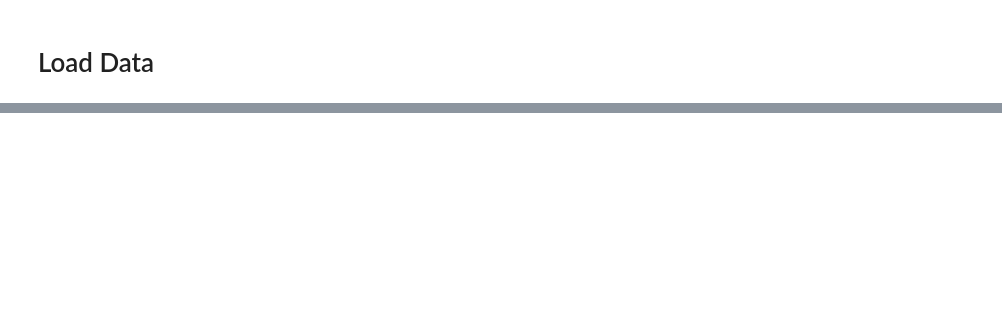
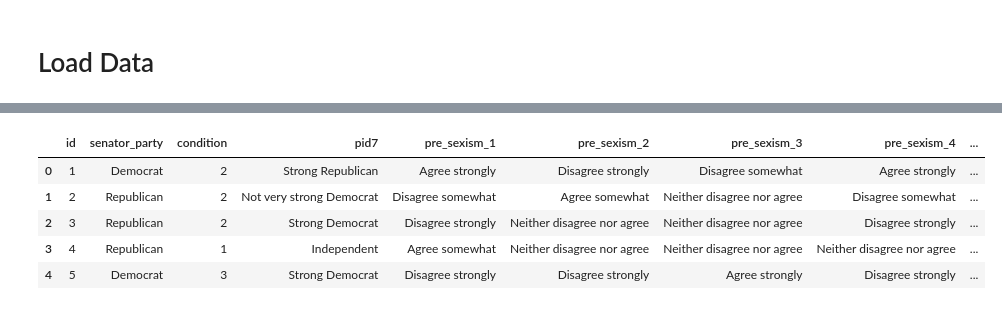
Before and after one commit to mattcingram/rep1_python, a Jupyter notebook: code/rep1_python.ipynb, the cells around one changed output, grey strips where cells are left out. Saved outputs shown, nothing was run; the diff lists cells and outputs as text; code cells hidden in the pictures; blank space fills up the shorter version.

```diff
--- a/code/rep1_python.ipynb
+++ b/code/rep1_python.ipynb
@@ -71,0 +84,11 @@ FileNotFoundError: [Errno 2] No such file or directory: './data/original/metoo.c
+# %%
+# can also index within objects
+df.iloc[0:5,0:9]
+# notice first index value in python is 0
+# %% [output]
+|  | id | senator_party | condition | pid7 | pre_sexism_1 | pre_sexism_2 | pre_sexism_3 | pre_sexism_4 | ... |
+| 0 | 1 | Democrat | 2 | Strong Republican | Agree strongly | Disagree strongly | Disagree somewhat | Agree strongly | ... |
+| 1 | 2 | Republican | 2 | Not very strong Democrat | Disagree somewhat | Agree somewhat | Neither disagree nor agree | Disagree somewhat | ... |
+| 2 | 3 | Republican | 2 | Strong Democrat | Disagree strongly | Neither disagree nor agree | Neither disagree nor agree | Disagree strongly | ... |
+| 3 | 4 | Republican | 1 | Independent | Agree somewhat | Neither disagree nor agree | Neither disagree nor agree | Neither disagree nor agree | ... |
+| 4 | 5 | Democrat | 3 | Strong Democrat | Disagree strongly | Disagree strongly | Agree strongly | Disagree strongly | ... |
```
Also changed, not shown: parts of 11 cells of this notebook.
